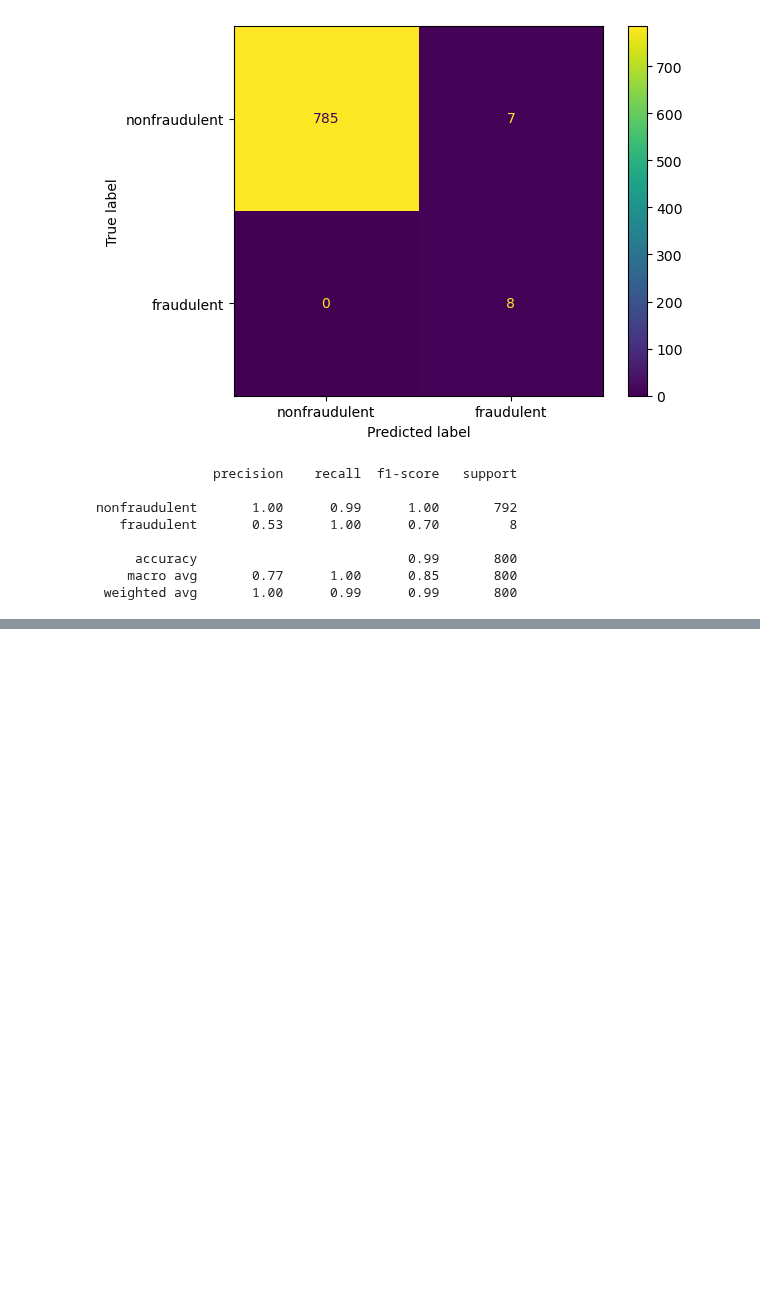
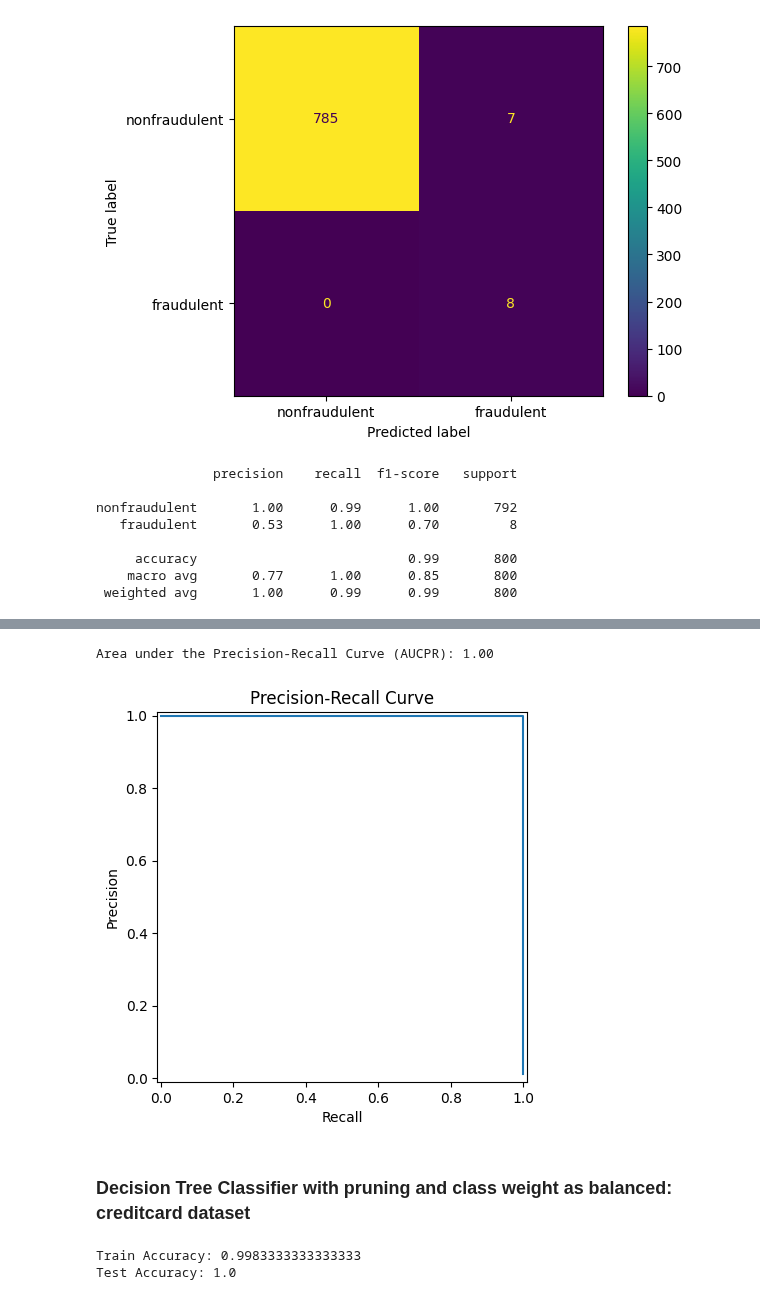
Before and after one commit to aninditadash/Introduction_to_machine_learning, a Jupyter notebook: supervised_learning/Classification/SL_Classification_Imbalanced_Classes.ipynb, the cells around one changed output, grey strips where cells are left out. Saved outputs shown, nothing was run; the diff lists cells and outputs as text; code cells hidden in the pictures; blank space fills up the shorter version.

```diff
--- a/supervised_learning/Classification/SL_Classification_Imbalanced_Classes.ipynb
+++ b/supervised_learning/Classification/SL_Classification_Imbalanced_Classes.ipynb
@@ -584,6 +646,6 @@ Cross-validation Accuracy: 0.876
 from imblearn.ensemble import BalancedRandomForestClassifier
 # %%
 # Train the Balanced Random Forest Classifier
-brf_classifier = BalancedRandomForestClassifier(random_state=42, sampling_strategy='all', replacement=True, bootstrap=False)
+brf_classifier = BalancedRandomForestClassifier(random_state=42)
 brf_classifier.fit(X_train_sc, y_train)
 # %% [output]
@@ -645,0 +707,39 @@ Cross-validation Accuracy: 0.9865
+# %%
+# Predict probabilities for the positive class
+y_scores = brf_classifier.predict_proba(X_test_sc)[:, 1]
+
+# Compute precision-recall pairs for different probability thresholds
+precision, recall, thresholds = precision_recall_curve(y_test, y_scores)
+
+# Compute the average precision score (AUCPR)
+aucpr = average_precision_score(y_test, y_scores)
+print(f'Area under the Precision-Recall Curve (AUCPR): {aucpr:.2f}\n')
+
+# Use PrecisionRecallDisplay to plot the curve
+disp = PrecisionRecallDisplay(precision=precision, recall=recall)
+disp.plot()
+plt.title('Precision-Recall Curve')
+plt.show()
+# %% [output]
+Area under the Precision-Recall Curve (AUCPR): 1.00
+[figure, added]
+# %% [markdown]
+### __Decision Tree Classifier with pruning and class weight as balanced: creditcard dataset__
+# %%
+# Decision Tree Classifier with pruning and class weight as balanced
+dt_classifier_cw_bl = DecisionTreeClassifier(max_depth=3, class_weight='balanced', random_state=42)  # Limiting depth to 3
+dt_classifier_cw_bl.fit(X_train_sc, y_train)
+
+# Predict on training set
+y_train_pred_cw_bl = dt_classifier_w.predict(X_train_sc)
+
+# Predict on testing set
+y_test_pred_cw_bl = dt_classifier_w.predict(X_test_sc)
+
+train_accuracy = accuracy_score(y_train, y_train_pred_cw_bl)
+test_accuracy = accuracy_score(y_test, y_test_pred_cw_bl)
+print(f'Train Accuracy: {train_accuracy}')
+print(f'Test Accuracy: {test_accuracy}')
+# %% [output]
+Train Accuracy: 0.9983333333333333
+Test Accuracy: 1.0
```
Also changed, not shown: parts of 29 cells of this notebook.
